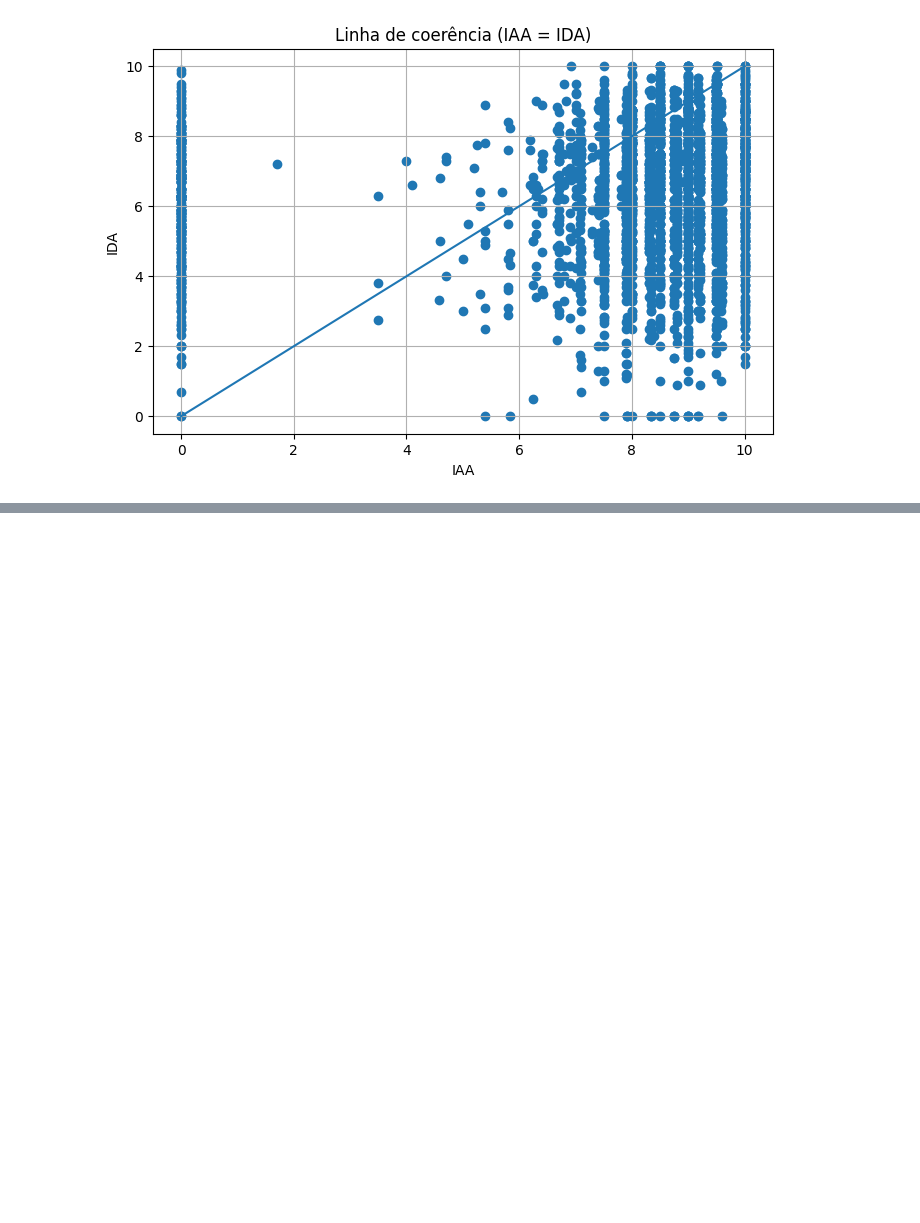
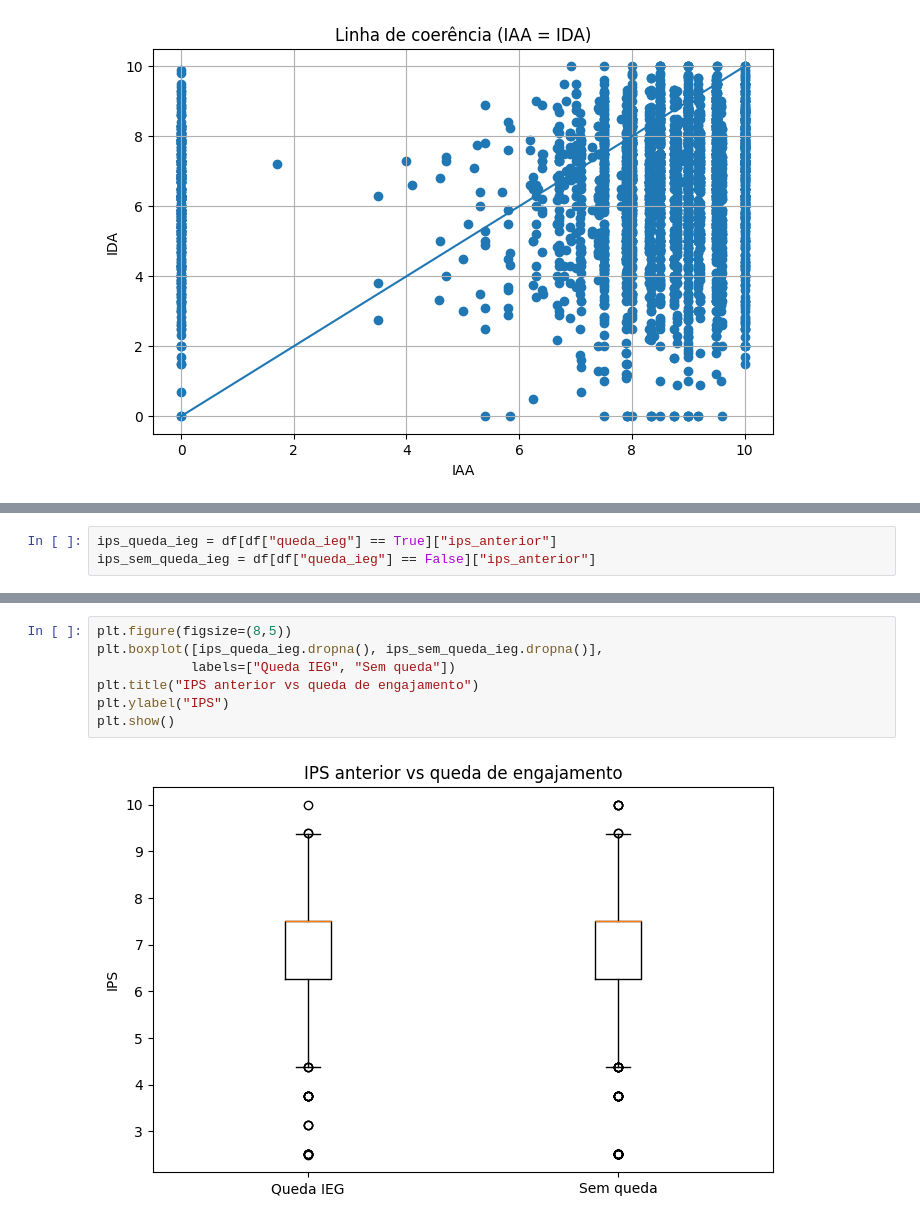
Before and after one commit to EduardoBraz1/datathon-passos-magicos, a Jupyter notebook: Datathon.ipynb, the cells around one changed output, grey strips where cells are left out. Drawn from its saved outputs; the diff is of its cells as text; blank space fills up the shorter version.

```diff
--- a/Datathon.ipynb
+++ b/Datathon.ipynb
@@ -478,0 +482,3 @@ A relação entre IAA e IEG é fraca.
+# %%
+ips_queda_ieg = df[df["queda_ieg"] == True]["ips_anterior"]
+ips_sem_queda_ieg = df[df["queda_ieg"] == False]["ips_anterior"]
@@ -478,0 +510,9 @@ A relação entre IAA e IEG é fraca.
+# %%
+plt.figure(figsize=(8,5))
+plt.boxplot([ips_queda_ieg.dropna(), ips_sem_queda_ieg.dropna()],
+            labels=["Queda IEG", "Sem queda"])
+plt.title("IPS anterior vs queda de engajamento")
+plt.ylabel("IPS")
+plt.show()
+# %% [output]
+[figure, added]
```
Also changed, not shown: parts of 71 cells of this notebook.
